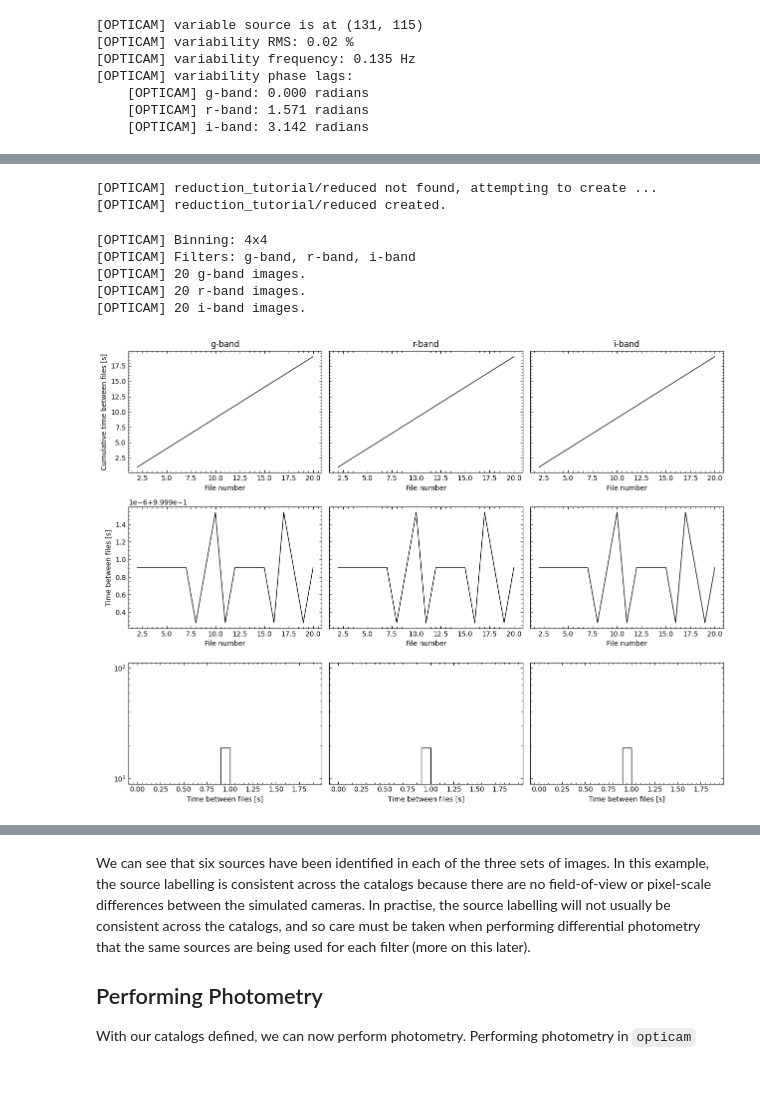
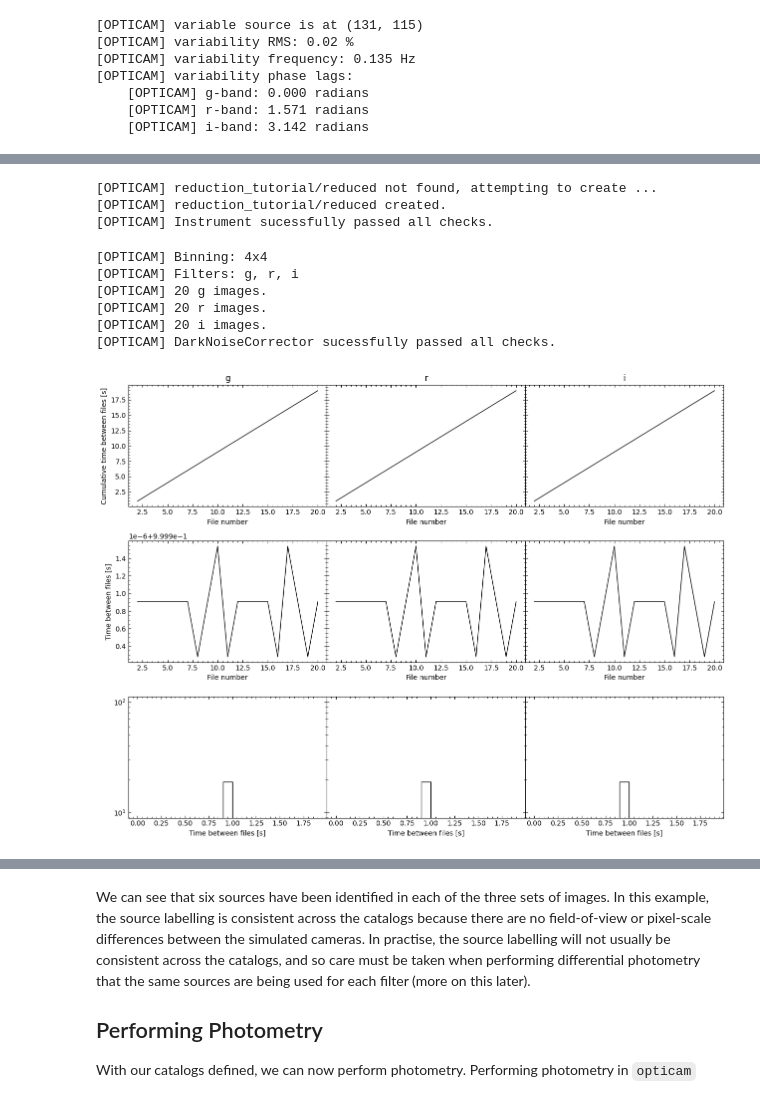
Before and after one commit to OPTICAM-instrument/opticam, a Jupyter notebook: docs/tutorials/reduction.ipynb, the cells around one changed output, grey strips where cells are left out. Saved outputs shown, nothing was run; the diff lists cells and outputs as text; code cells hidden in the pictures.

```diff
--- a/docs/tutorials/reduction.ipynb
+++ b/docs/tutorials/reduction.ipynb
@@ -52,0 +49,2 @@ It will also output some useful information that could guide how you reduce the
+# %%
+instrument = opticam.OPTICAM_MX()
@@ -70,18 +78,18 @@ In addition to defining the data directory/directories, `data_directory` (or `c1
 # %%
 reducer = opticam.Reducer(
     data_directory='reduction_tutorial/data',  # path to the data
     out_directory='reduction_tutorial/reduced',  # path to where the output will be saved
-    remove_cosmic_rays=False,  # our simulated data do not contain cosmic rays
-    show_plots=True,  # show plots (useful for diagnosis and debugging)
-    verbose=True,  # print out information about the catalog creation (useful for diagnosis and debugging)
+    instrument=instrument,  # the instrument (defaults to OPTICAM_MX())
     )
 # %% [output]
 [OPTICAM] reduction_tutorial/reduced not found, attempting to create ...
 [OPTICAM] reduction_tutorial/reduced created.
+[OPTICAM] Instrument sucessfully passed all checks.
 [OPTICAM] Binning: 4x4
-[OPTICAM] Filters: g-band, r-band, i-band
-[OPTICAM] 20 g-band images.
-[OPTICAM] 20 r-band images.
-[OPTICAM] 20 i-band images.
+[OPTICAM] Filters: g, r, i
+[OPTICAM] 20 g images.
+[OPTICAM] 20 r images.
+[OPTICAM] 20 i images.
+[OPTICAM] DarkNoiseCorrector sucessfully passed all checks.
-[figure, old version]
+[figure, new version]
 # %% [markdown]
```
Also changed, not shown: parts of 19 cells of this notebook, 6 other files.
